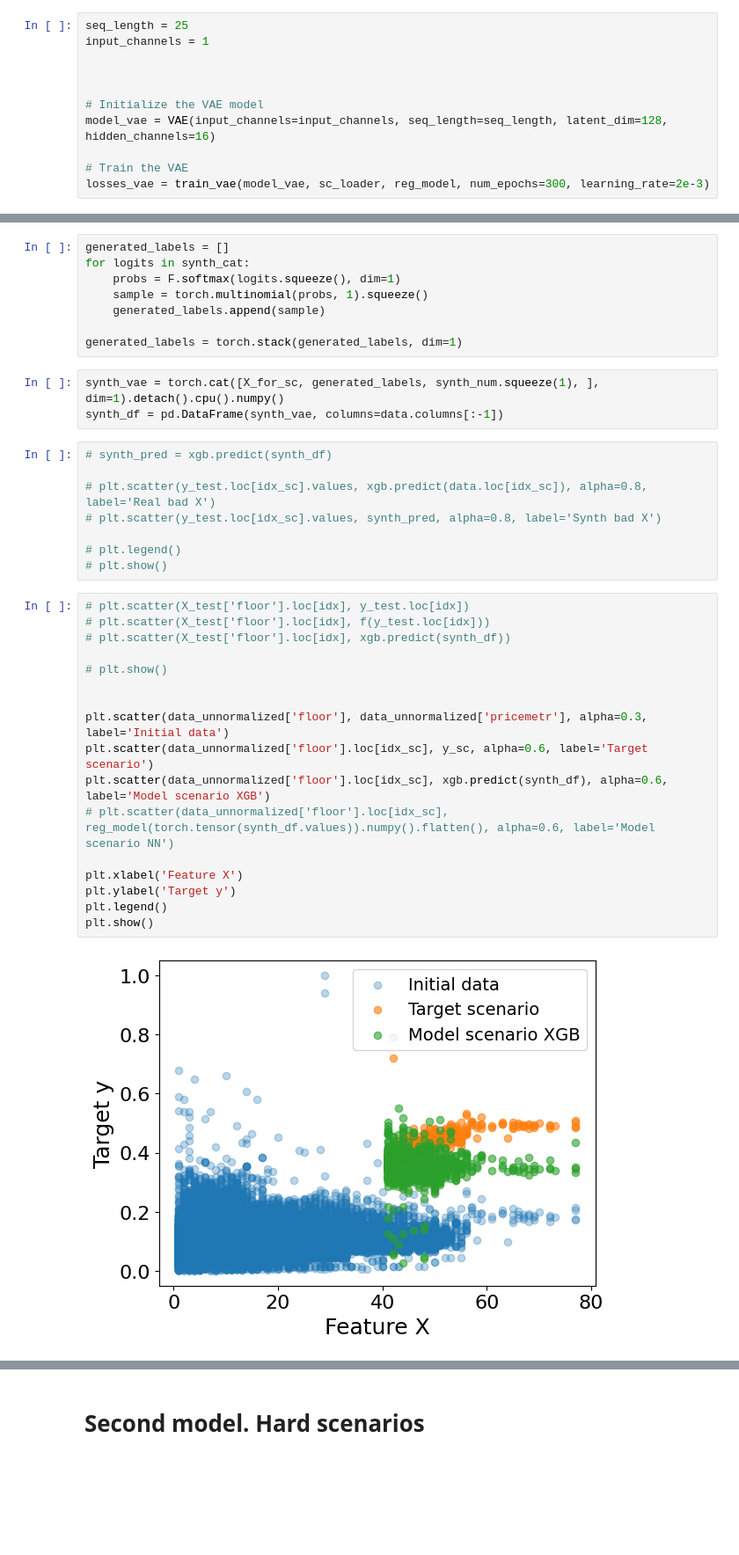
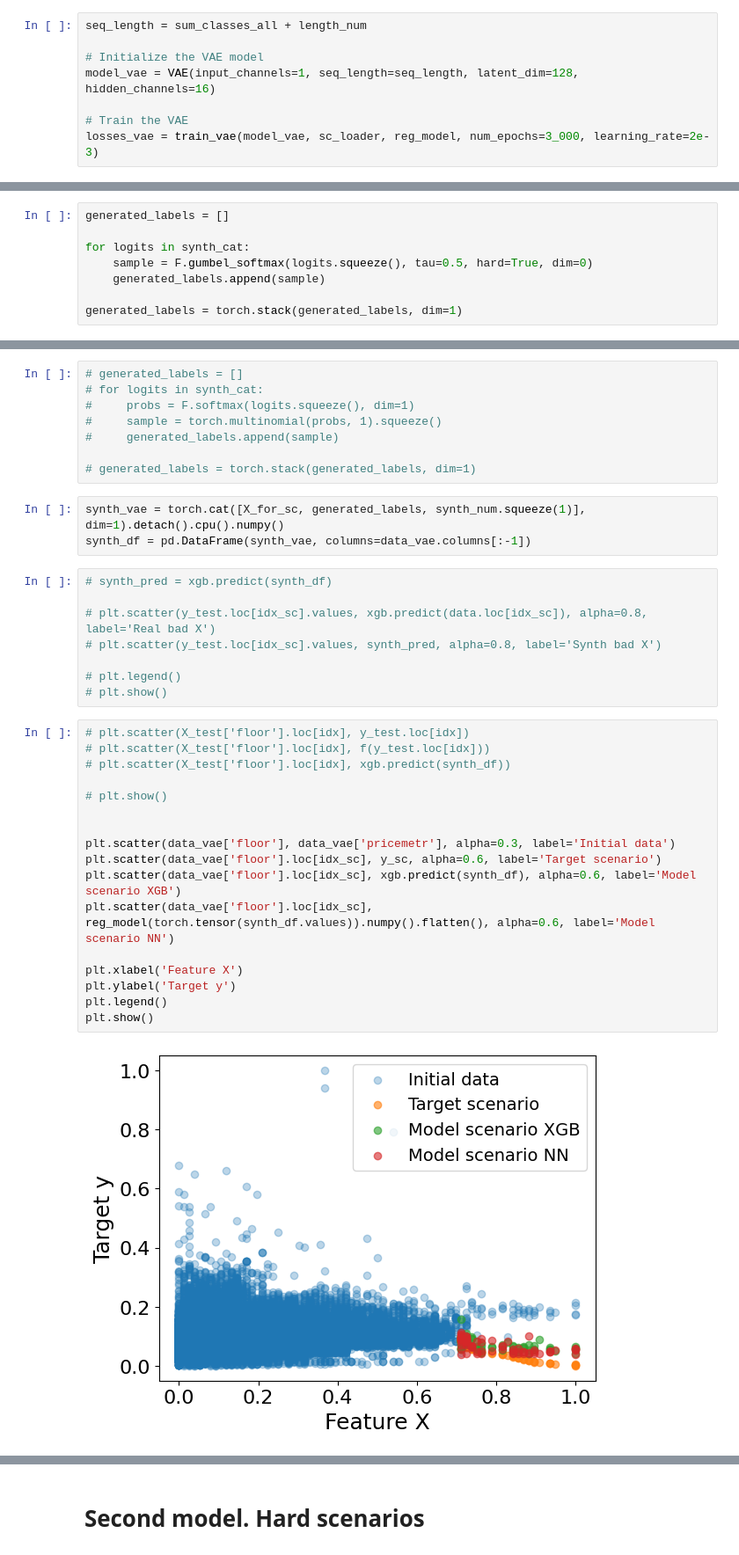
Before and after one commit to osa-bot/Benchmarking, a Jupyter notebook: Scenario_model.ipynb, the cells around one changed output, grey strips where cells are left out. Shown at 88% size. Drawn from its saved outputs; the diff is of its cells as text; blank space fills up the shorter version.

Commit message:
add: new VAE model with OneHot vectors

```diff
--- a/Scenario_model.ipynb
+++ b/Scenario_model.ipynb
@@ -593,16 +531,13 @@ def train_vae(model, train_loader, reg_model, num_epochs=500, learning_rate=1e-3
 
     return losses
 # %%
-seq_length = 25
-input_channels = 1
-
-
+seq_length = sum_classes_all + length_num
 
 # Initialize the VAE model
-model_vae = VAE(input_channels=input_channels, seq_length=seq_length, latent_dim=128, hidden_channels=16)
+model_vae = VAE(input_channels=1, seq_length=seq_length, latent_dim=128, hidden_channels=16)
 
 # Train the VAE
-losses_vae = train_vae(model_vae, sc_loader, reg_model, num_epochs=300, learning_rate=2e-3)
+losses_vae = train_vae(model_vae, sc_loader, reg_model, num_epochs=3_000, learning_rate=2e-3)
 # %%
 plt.plot(losses_vae[100:])
 plt.show()
@@ -626,3 +561,11 @@ synth_num, synth_cat, mu, logvar = model_vae(x.to(device))
 # right = synth_vae.squeeze(1)[:, pos:]
 # synth_vae = torch.cat((left, X_for_sc, right), dim=1)
 # synth_df = pd.DataFrame(synth_vae.numpy(), columns=data.columns[:-1])
+# %%
+generated_labels = []
+
+for logits in synth_cat:
+    sample = F.gumbel_softmax(logits.squeeze(), tau=0.5, hard=True, dim=0)
+    generated_labels.append(sample)
+
+generated_labels = torch.stack(generated_labels, dim=1)
@@ -629,14 +576,14 @@ synth_num, synth_cat, mu, logvar = model_vae(x.to(device))
 # %%
-generated_labels = []
-for logits in synth_cat:
-    probs = F.softmax(logits.squeeze(), dim=1)
-    sample = torch.multinomial(probs, 1).squeeze()
-    generated_labels.append(sample)
+# generated_labels = []
+# for logits in synth_cat:
+#     probs = F.softmax(logits.squeeze(), dim=1)
+#     sample = torch.multinomial(probs, 1).squeeze()
+#     generated_labels.append(sample)
 
-generated_labels = torch.stack(generated_labels, dim=1)
+# generated_labels = torch.stack(generated_labels, dim=1)
 # %%
-synth_vae = torch.cat([X_for_sc, generated_labels, synth_num.squeeze(1), ], dim=1).detach().cpu().numpy()
-synth_df = pd.DataFrame(synth_vae, columns=data.columns[:-1])
+synth_vae = torch.cat([X_for_sc, generated_labels, synth_num.squeeze(1)], dim=1).detach().cpu().numpy()
+synth_df = pd.DataFrame(synth_vae, columns=data_vae.columns[:-1])
 # %%
 # synth_pred = xgb.predict(synth_df)
 
@@ -648,20 +595,20 @@ synth_df = pd.DataFrame(synth_vae, columns=data.columns[:-1])
 # %%
 # plt.scatter(X_test['floor'].loc[idx], y_test.loc[idx])
 # plt.scatter(X_test['floor'].loc[idx], f(y_test.loc[idx]))
 # plt.scatter(X_test['floor'].loc[idx], xgb.predict(synth_df))
 
 # plt.show()
 
 
-plt.scatter(data_unnormalized['floor'], data_unnormalized['pricemetr'], alpha=0.3, label='Initial data')
-plt.scatter(data_unnormalized['floor'].loc[idx_sc], y_sc, alpha=0.6, label='Target scenario')
-plt.scatter(data_unnormalized['floor'].loc[idx_sc], xgb.predict(synth_df), alpha=0.6, label='Model scenario XGB')
-# plt.scatter(data_unnormalized['floor'].loc[idx_sc], reg_model(torch.tensor(synth_df.values)).numpy().flatten(), alpha=0.6, label='Model scenario NN')
+plt.scatter(data_vae['floor'], data_vae['pricemetr'], alpha=0.3, label='Initial data')
+plt.scatter(data_vae['floor'].loc[idx_sc], y_sc, alpha=0.6, label='Target scenario')
+plt.scatter(data_vae['floor'].loc[idx_sc], xgb.predict(synth_df), alpha=0.6, label='Model scenario XGB')
+plt.scatter(data_vae['floor'].loc[idx_sc], reg_model(torch.tensor(synth_df.values)).numpy().flatten(), alpha=0.6, label='Model scenario NN')
 
 plt.xlabel('Feature X')
 plt.ylabel('Target y')
 plt.legend()
 plt.show()
 # %% [output]
-[figure, old version]
+[figure, new version]
 # %%
```
Also changed, not shown: parts of 34 cells of this notebook.
